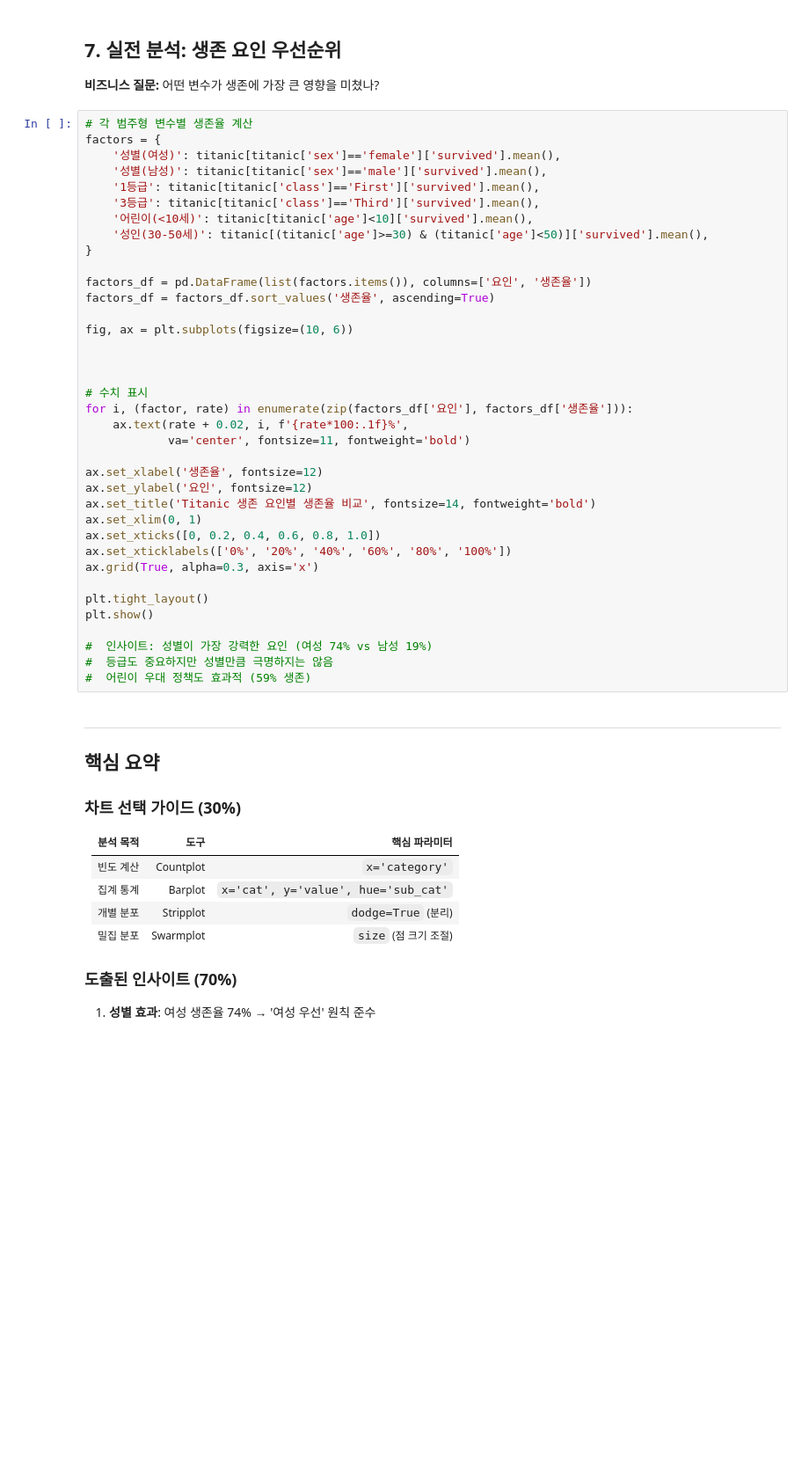
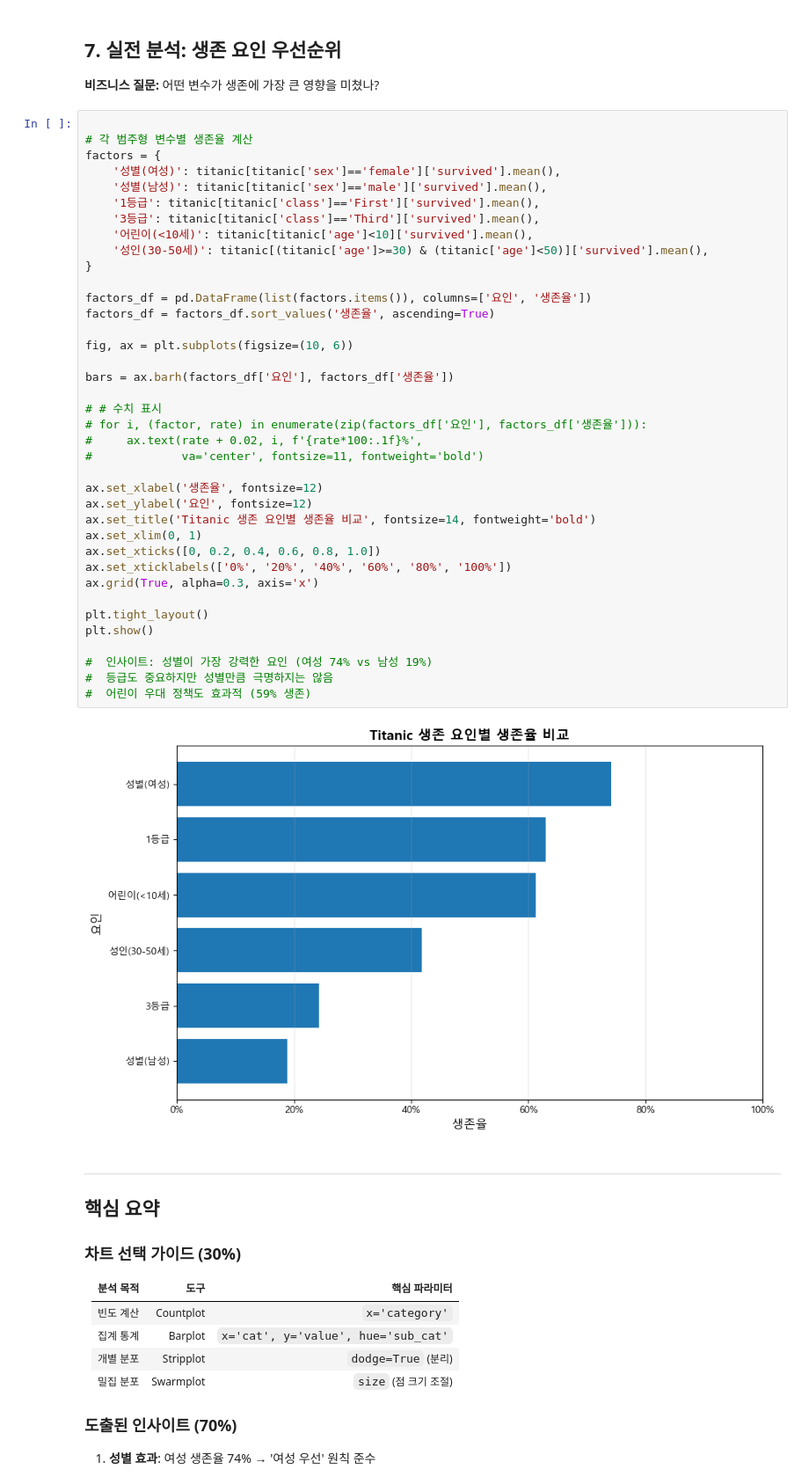
Before and after one commit to min1i/skn29_lecture, a Jupyter notebook: 시각화/03_seaborn_categorical.ipynb, the cells around one changed output. Shown at 88% size. Drawn from its saved outputs; the diff is of its cells as text; blank space fills up the shorter version.

```diff
--- a/시각화/03_seaborn_categorical.ipynb
+++ b/시각화/03_seaborn_categorical.ipynb
@@ -204,42 +215,45 @@ print(embark_stats)
 
 **비즈니스 질문:** 어떤 변수가 생존에 가장 큰 영향을 미쳤나?
 # %%
+
 # 각 범주형 변수별 생존율 계산
 factors = {
     '성별(여성)': titanic[titanic['sex']=='female']['survived'].mean(),
     '성별(남성)': titanic[titanic['sex']=='male']['survived'].mean(),
     '1등급': titanic[titanic['class']=='First']['survived'].mean(),
     '3등급': titanic[titanic['class']=='Third']['survived'].mean(),
     '어린이(<10세)': titanic[titanic['age']<10]['survived'].mean(),
     '성인(30-50세)': titanic[(titanic['age']>=30) & (titanic['age']<50)]['survived'].mean(),
 }
 
 factors_df = pd.DataFrame(list(factors.items()), columns=['요인', '생존율'])
 factors_df = factors_df.sort_values('생존율', ascending=True)
 
 fig, ax = plt.subplots(figsize=(10, 6))
 
+bars = ax.barh(factors_df['요인'], factors_df['생존율'])
 
-
-# 수치 표시
-for i, (factor, rate) in enumerate(zip(factors_df['요인'], factors_df['생존율'])):
-    ax.text(rate + 0.02, i, f'{rate*100:.1f}%',
-            va='center', fontsize=11, fontweight='bold')
+# # 수치 표시
+# for i, (factor, rate) in enumerate(zip(factors_df['요인'], factors_df['생존율'])):
+#     ax.text(rate + 0.02, i, f'{rate*100:.1f}%',
+#             va='center', fontsize=11, fontweight='bold')
 
 ax.set_xlabel('생존율', fontsize=12)
 ax.set_ylabel('요인', fontsize=12)
 ax.set_title('Titanic 생존 요인별 생존율 비교', fontsize=14, fontweight='bold')
 ax.set_xlim(0, 1)
 ax.set_xticks([0, 0.2, 0.4, 0.6, 0.8, 1.0])
 ax.set_xticklabels(['0%', '20%', '40%', '60%', '80%', '100%'])
 ax.grid(True, alpha=0.3, axis='x')
 
 plt.tight_layout()
 plt.show()
 
 #  인사이트: 성별이 가장 강력한 요인 (여성 74% vs 남성 19%)
 #  등급도 중요하지만 성별만큼 극명하지는 않음
 #  어린이 우대 정책도 효과적 (59% 생존)
+# %% [output]
+[figure, added]
 # %% [markdown]
 ---
 
```
Also changed, not shown: parts of 3 cells of this notebook, 1 other file.
